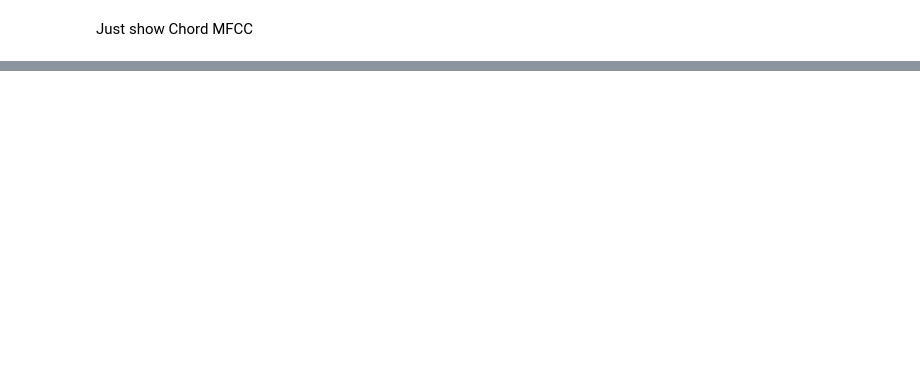
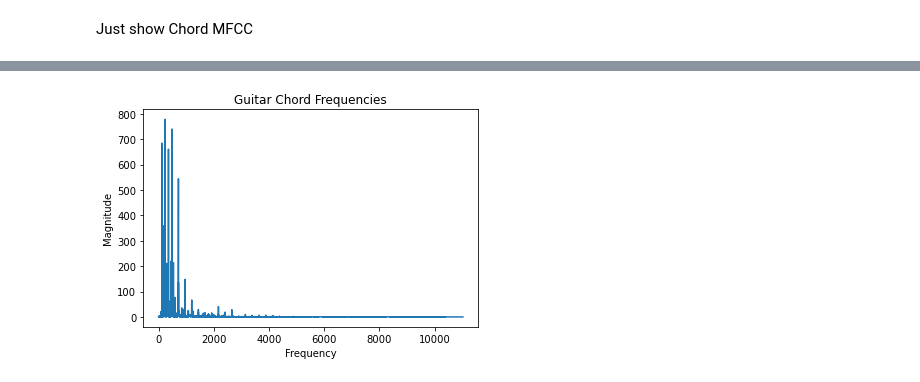
Before and after one commit to apalermo01/music-analysis, a Jupyter notebook: echorne/nsynth.ipynb, the cells around one changed output, grey strips where cells are left out. Saved outputs shown, nothing was run; the diff lists cells and outputs as text; code cells hidden in the pictures; blank space fills up the shorter version.

```diff
--- a/echorne/nsynth.ipynb
+++ b/echorne/nsynth.ipynb
@@ -194 +233,22 @@ ax.set(title='Acoustic Guitar Chord MFCC')
 [figure]
+# %%
+# FFT -> power spectrum
+# perform Fourier transform
+fft = np.fft.fft(y)
+
+# calculate abs values on complex numbers to get magnitude
+spectrum = np.abs(fft)
+
+# create frequency variable
+f = np.linspace(0, sr, len(spectrum))
+# %%
+left_frequency = f[:int(len(f)/2)]
+magnitude = spectrum[:int(len(f)/2)]
+fig, ax = plt.subplots()
+plt.plot(left_frequency, magnitude)
+plt.xlabel("Frequency")
+plt.ylabel("Magnitude")
+ax.set(title='Guitar Chord Frequencies')
+plt.show();
+# %% [output]
+[figure, added]
```
Also changed, not shown: parts of 8 cells of this notebook.
